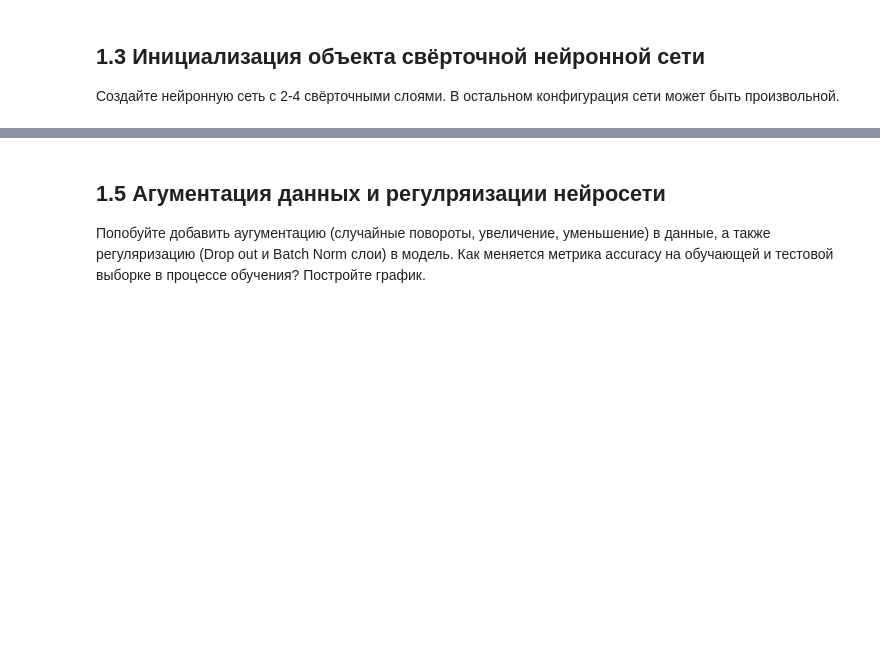
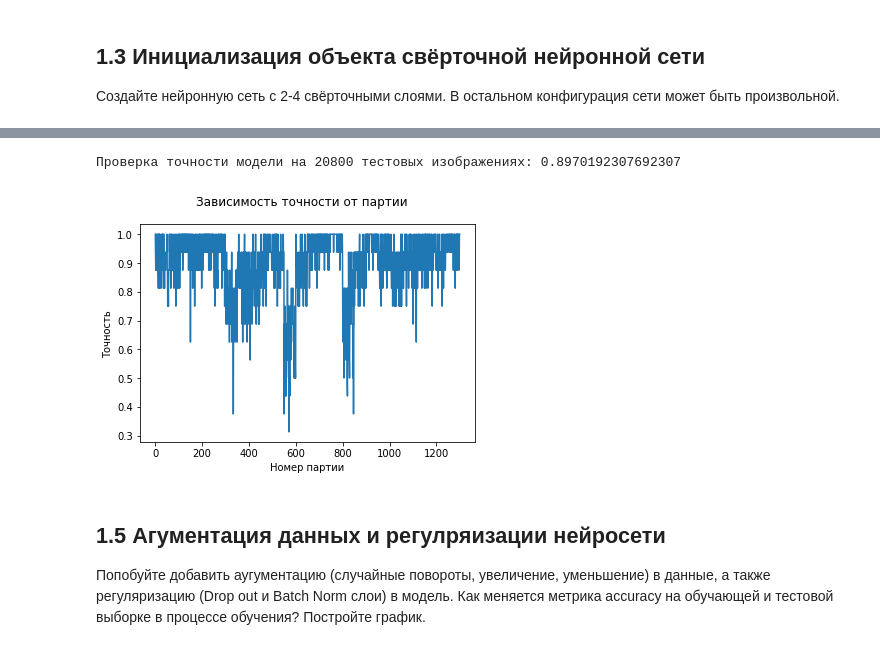
Before and after one commit to DarthBarada/MachineLearning, a Jupyter notebook: hw03/hw_03.ipynb, the cells around one changed output, grey strips where cells are left out. Saved outputs shown, nothing was run; the diff lists cells and outputs as text; code cells hidden in the pictures; blank space fills up the shorter version.

```diff
--- a/hw03/hw_03.ipynb
+++ b/hw03/hw_03.ipynb
@@ -141,3 +371,31 @@ transform = torchvision.transforms.Compose([
+# %%
+def test(test_set):
+    # Test the model
+    cnn.eval()
+    __accuracy_list = []
+
+    with torch.no_grad():
+        correct = 0
+        total = 0
+        for images, labels in test_set:
+            test_output, last_layer = cnn(images.cuda())
+            pred_y = torch.max(test_output, 1)[1].data.squeeze()
+            accuracy = (pred_y == labels.cuda()).sum().item() / float(labels.cuda().size(0))
+            __accuracy_list.append(accuracy)
+            pass
+        print(f'Проверка точности модели на {len(test_set) * nbatch} тестовых изображениях: {np.average(__accuracy_list)}')
+    pass
+    return __accuracy_list
+
+accuracy = test(testset)
+plt.plot(accuracy)
+plt.xlabel('Номер партии')
+plt.ylabel('Точность')
+plt.suptitle('Зависимость точности от партии')
+plt.show()
+# %% [output]
+Проверка точности модели на 20800 тестовых изображениях: 0.8970192307692307
+[figure, added]
 # %% [markdown]
 ## 1.5 Агументация данных и регулряизации нейросети
 
```
Also changed, not shown: parts of 15 cells of this notebook, 2 other files.
